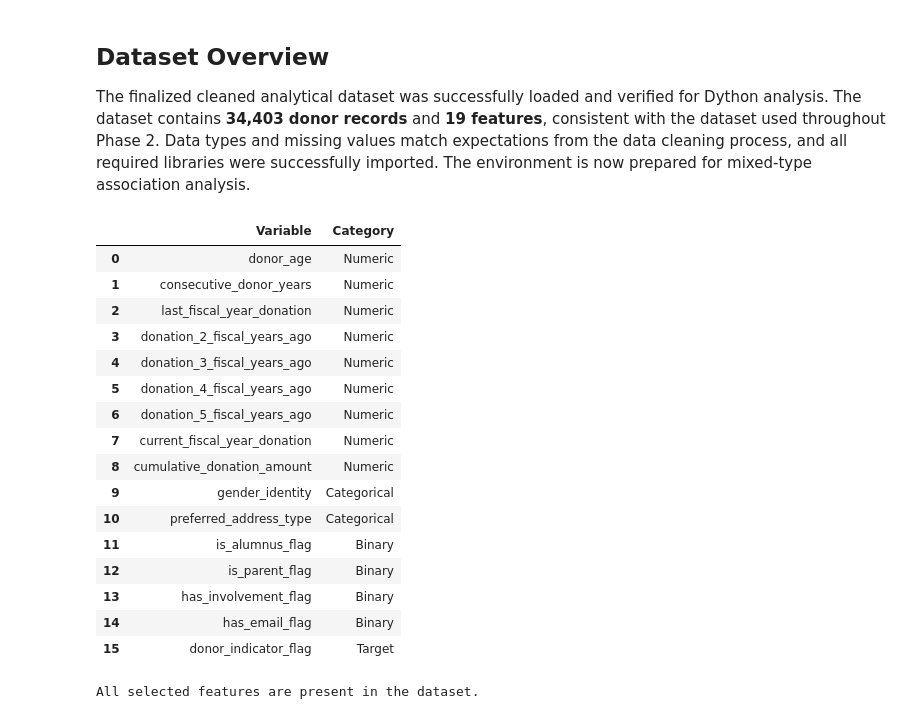
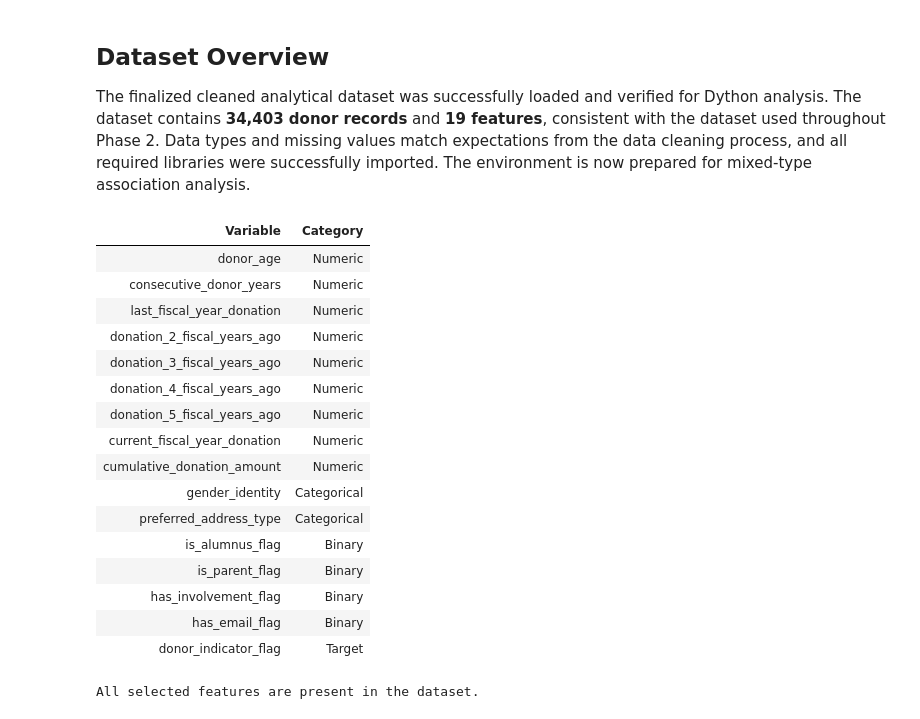
Before and after one commit to MDarkHead/red-cross-donor-prediction, a Jupyter notebook: notebooks/03_dython_analysis.ipynb, the cells around one changed output. Drawn from its saved outputs; the diff is of its cells as text; code cells hidden in the pictures.

Commit message:
P3; Updated Association Matrix Summary

```diff
--- a/notebooks/03_dython_analysis.ipynb
+++ b/notebooks/03_dython_analysis.ipynb
@@ -172,41 +172,41 @@ target_feature = [
 # %%
 # Variable classification summary
 association_features = (
     numeric_features
     + categorical_features
     + binary_features
     + target_feature
 )
 
 variable_summary = pd.DataFrame({
     "Variable": association_features,
     "Category": (
         ["Numeric"] * len(numeric_features)
         + ["Categorical"] * len(categorical_features)
         + ["Binary"] * len(binary_features)
         + ["Target"]
     )
 })
 
-variable_summary
+variable_summary.style.hide(axis="index")
 # %% [output]
-|  | Variable | Category |
-| 0 | donor_age | Numeric |
-| 1 | consecutive_donor_years | Numeric |
-| 2 | last_fiscal_year_donation | Numeric |
-| 3 | donation_2_fiscal_years_ago | Numeric |
-| 4 | donation_3_fiscal_years_ago | Numeric |
-| 5 | donation_4_fiscal_years_ago | Numeric |
-| 6 | donation_5_fiscal_years_ago | Numeric |
-| 7 | current_fiscal_year_donation | Numeric |
-| 8 | cumulative_donation_amount | Numeric |
-| 9 | gender_identity | Categorical |
-| 10 | preferred_address_type | Categorical |
-| 11 | is_alumnus_flag | Binary |
-| 12 | is_parent_flag | Binary |
-| 13 | has_involvement_flag | Binary |
-| 14 | has_email_flag | Binary |
-| 15 | donor_indicator_flag | Target |
+| Variable | Category |
+| donor_age | Numeric |
+| consecutive_donor_years | Numeric |
+| last_fiscal_year_donation | Numeric |
+| donation_2_fiscal_years_ago | Numeric |
+| donation_3_fiscal_years_ago | Numeric |
+| donation_4_fiscal_years_ago | Numeric |
+| donation_5_fiscal_years_ago | Numeric |
+| current_fiscal_year_donation | Numeric |
+| cumulative_donation_amount | Numeric |
+| gender_identity | Categorical |
+| preferred_address_type | Categorical |
+| is_alumnus_flag | Binary |
+| is_parent_flag | Binary |
+| has_involvement_flag | Binary |
+| has_email_flag | Binary |
+| donor_indicator_flag | Target |
 # %%
 # Verify selected features exist in the dataset
 missing_features = [col for col in association_features if col not in df.columns]
```
Also changed, not shown: parts of 3 cells of this notebook.
